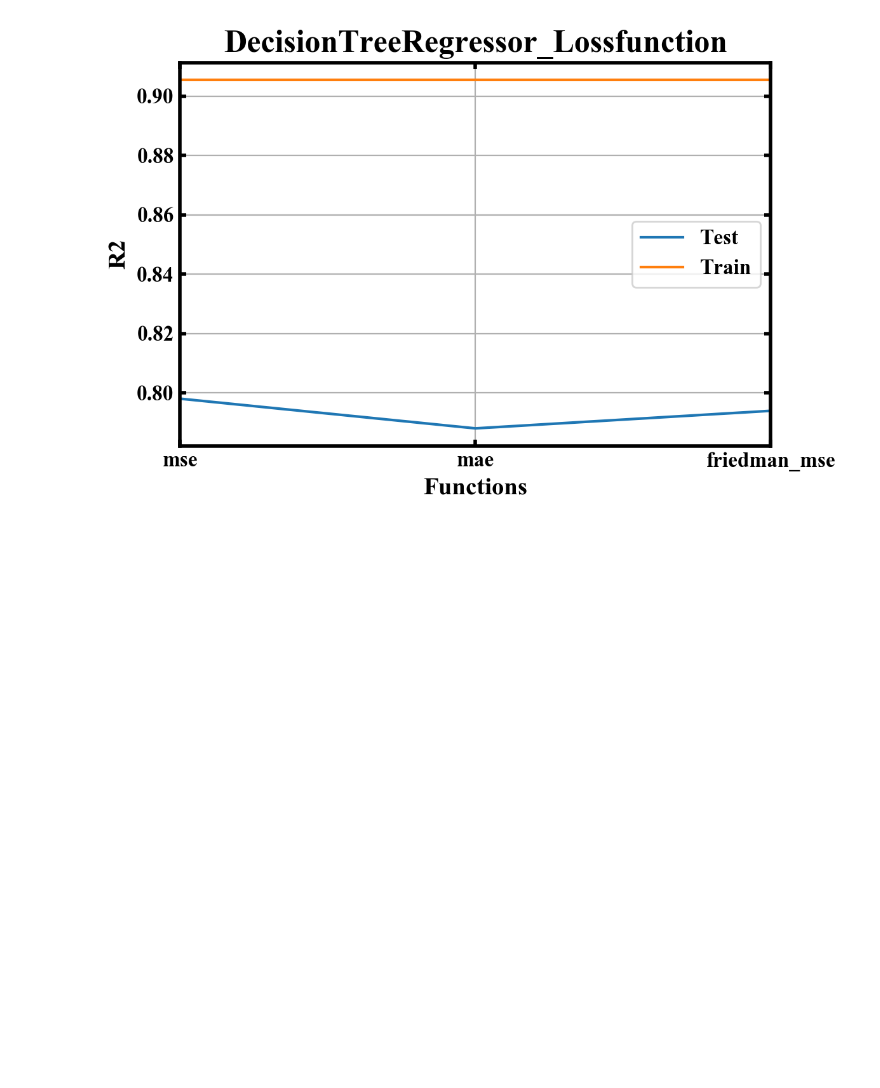
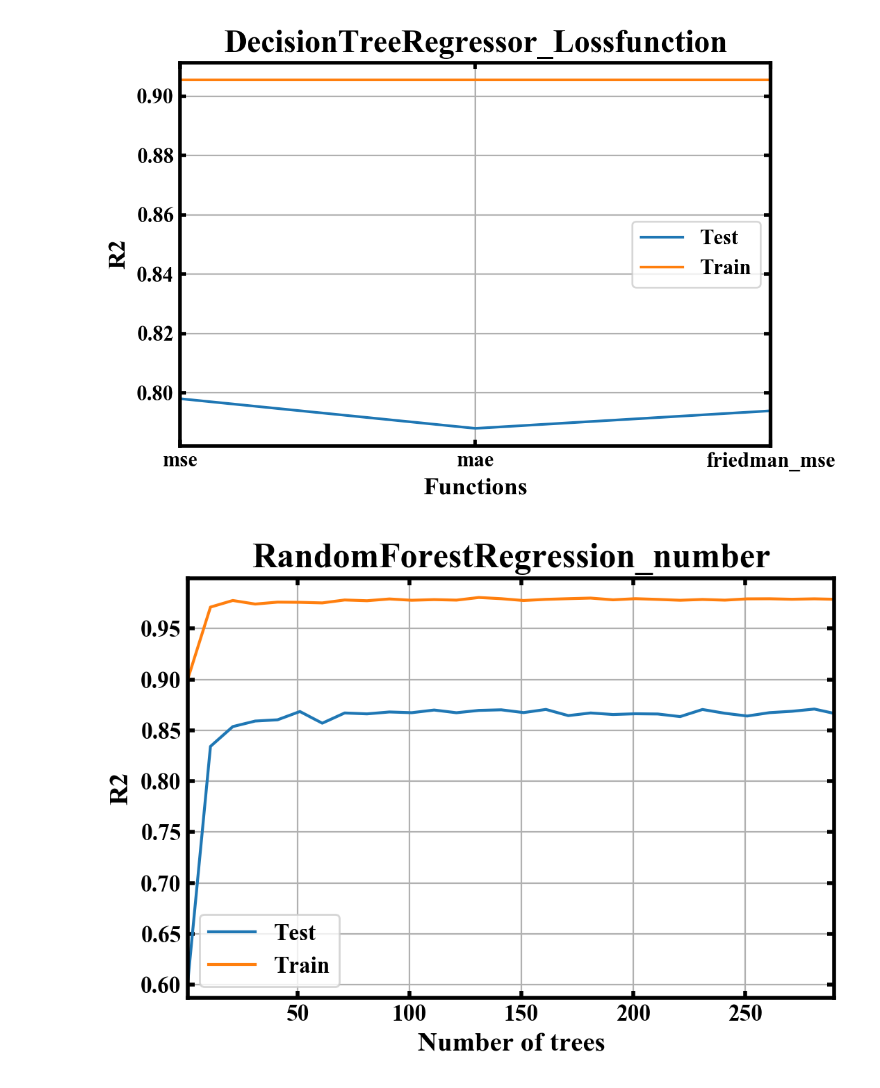
Before and after one commit to Time-Magic/Traning_code, a Jupyter notebook: Boston_parameter.ipynb, the cells around one changed output. Saved outputs shown, nothing was run; the diff lists cells and outputs as text; code cells hidden in the pictures; blank space fills up the shorter version.

```diff
--- a/Boston_parameter.ipynb
+++ b/Boston_parameter.ipynb
@@ -139,3 +140,25 @@ plt.xlim(0,number-1)
 plt.show()
 # %% [output]
 [figure]
+# %%
+from matplotlib import pyplot as plt
+from likefunctions_boston import plotlikeconfig,RandomForestRegression_number
+import numpy as np
+from math import ceil
+C=list(range(1,300,10))
+number=len(C)
+result=np.zeros(number)
+result_train=np.zeros(number)
+for idx,i in enumerate(C):
+    accuracy,accuracy_train=RandomForestRegression_number(number=i)
+    result[idx]=accuracy.mean()
+    result_train[idx]=accuracy_train.mean()
+plotlikeconfig(xlabel='Number of trees',ylabel='R2',title='RandomForestRegression_number')
+plt.plot(C,result)
+plt.plot(C,result_train)
+plt.legend(['Test', 'Train'],fontsize=12)
+plt.grid()
+plt.xlim(1,max(C)-1)
+plt.show()
+# %% [output]
+[figure, added]
```
Also changed, not shown: parts of 13 cells of this notebook, 1 other file.
